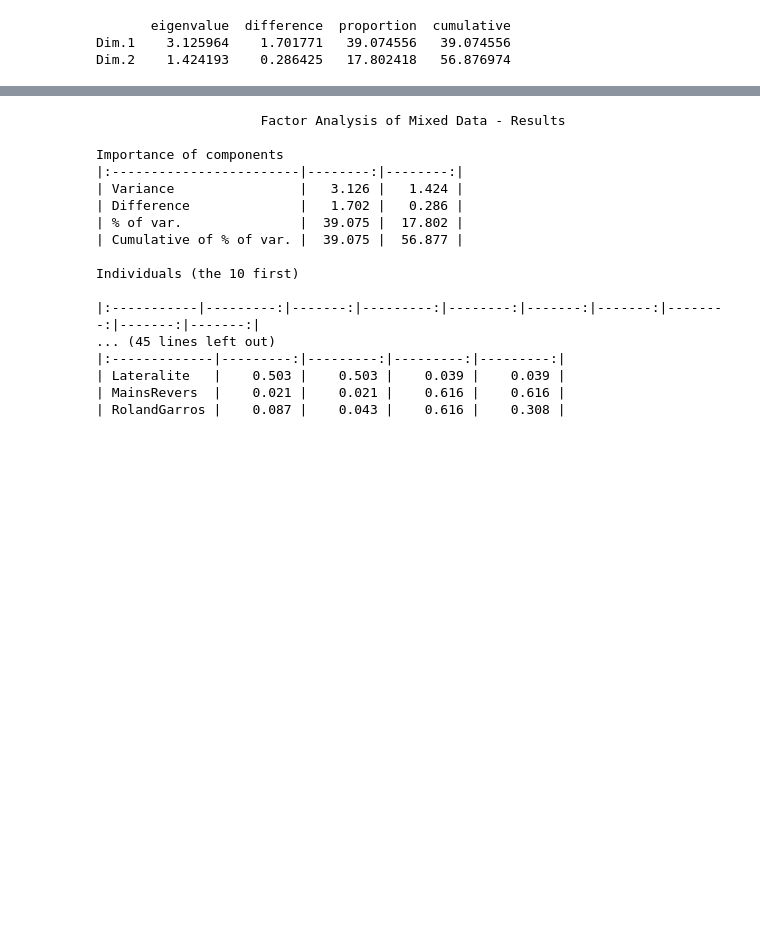
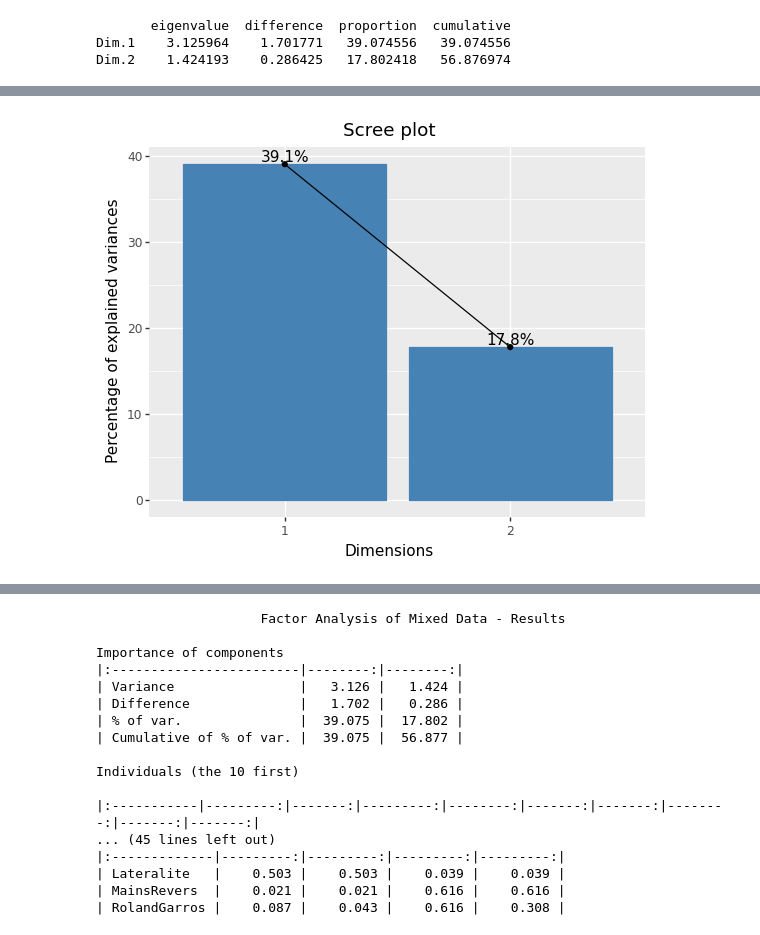
Before and after one commit to enfantbenidedieu/scientisttools, a Jupyter notebook: notebooks/famd_example2.ipynb, the cells around one changed output, grey strips where cells are left out. Saved outputs shown, nothing was run; the diff lists cells and outputs as text; code cells hidden in the pictures; blank space fills up the shorter version.

```diff
--- a/famd_example2.ipynb
+++ b/notebooks/famd_example2.ipynb
@@ -64,0 +84,5 @@ Dim.2    1.424193    0.286425   17.802418   56.876974
+# %%
+p = fviz_screeplot(afdm,choice="proportion",add_labels=True)
+print(p)
+# %% [output]
+[figure, added]
```
Also changed, not shown: parts of 8 cells of this notebook, 38 other files.
